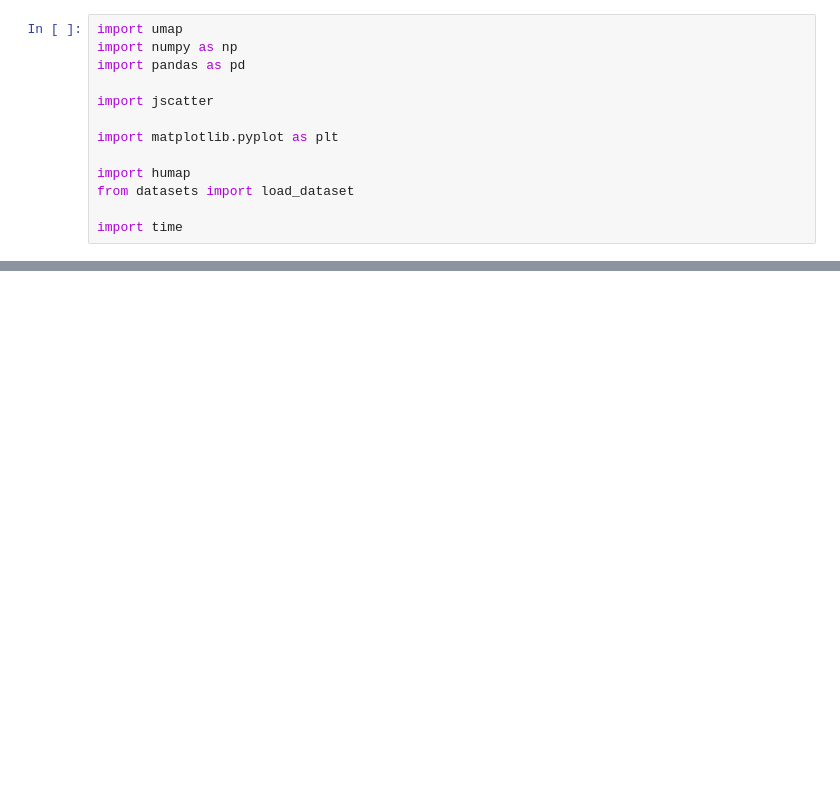
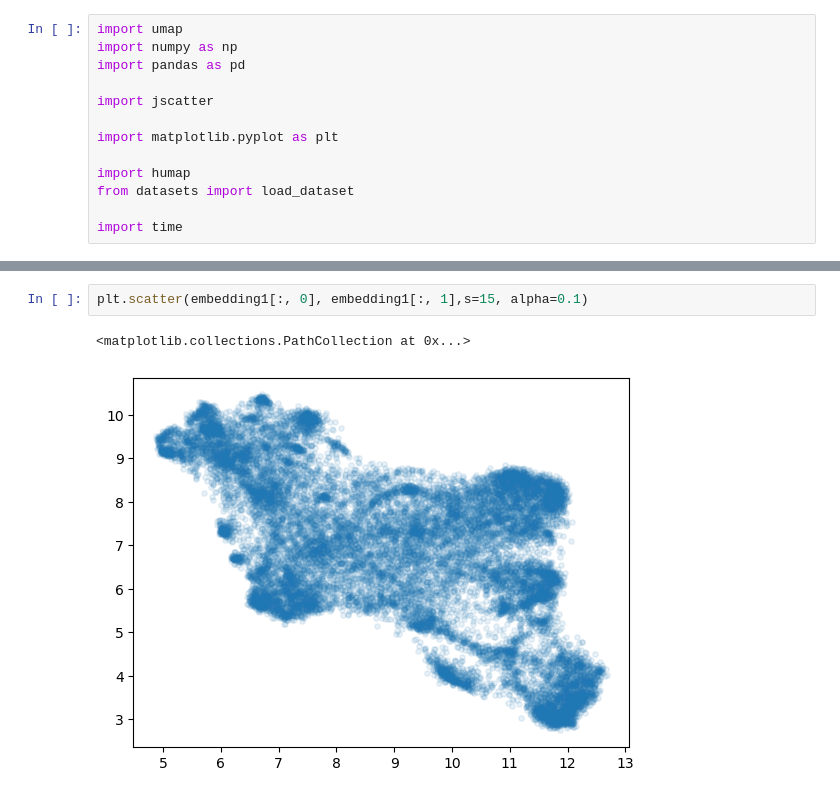
Before and after one commit to wilsonjr/humap, a Jupyter notebook: notebooks/whole-level-embedding.ipynb, the cells around one changed output, grey strips where cells are left out. Drawn from its saved outputs; the diff is of its cells as text; blank space fills up the shorter version.

```diff
--- a/notebooks/whole-level-embedding.ipynb
+++ b/notebooks/whole-level-embedding.ipynb
@@ -353,0 +189,5 @@ display(HTML("<style>.container { width:70% !important; }</style>"))
+# %%
+plt.scatter(embedding1[:, 0], embedding1[:, 1],s=15, alpha=0.1)
+# %% [output]
+<matplotlib.collections.PathCollection at 0x...>
+[figure, added]
```
Also changed, not shown: parts of 36 cells of this notebook, 9 other files.
